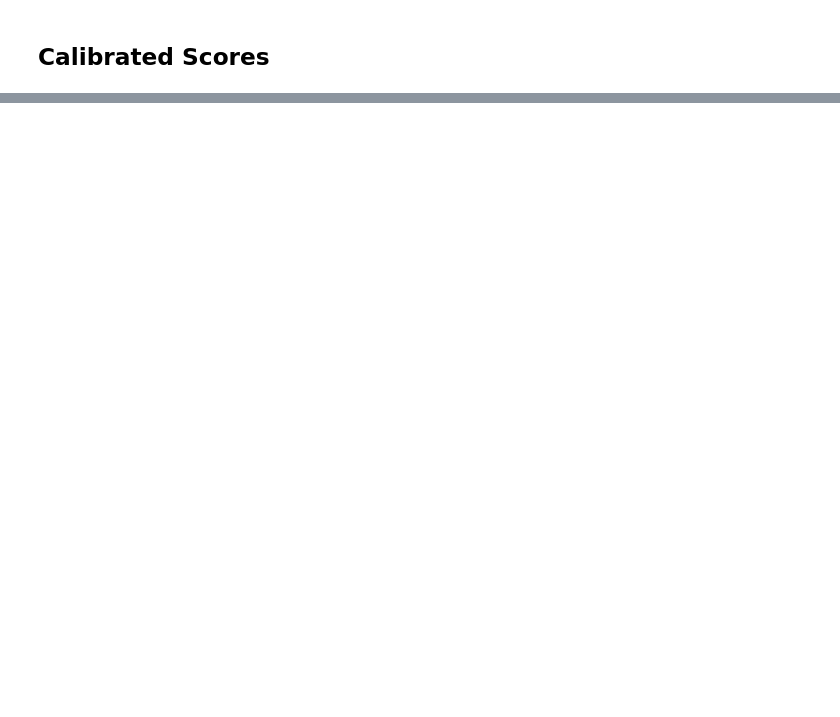
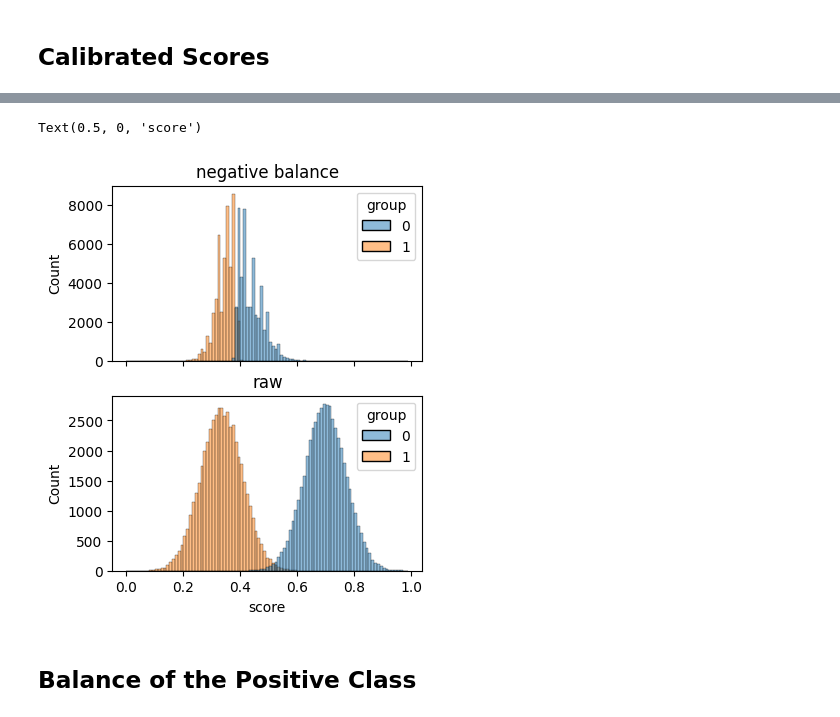
Before and after one commit to aloosley/faim, a Jupyter notebook: notebooks/fairlearn-api.ipynb, the cells around one changed output, grey strips where cells are left out. Cells and saved outputs as stored; diff of their text form; code cells hidden in the pictures; blank space fills up the shorter version.

```diff
--- a/notebooks/fairlearn-api.ipynb
+++ b/notebooks/fairlearn-api.ipynb
@@ -101,0 +116,34 @@ pd.Series(fair_scores, name="fair_score").hist(bins=faim.normalized_discrete_sco
+# %%
+thetas = [0, 1, 0]
+
+faim_negative_bal = FAIM(thetas=thetas, score_discretization_step=score_discretization_step)
+
+faim_negative_bal.fit(
+    y_scores=y_scores,
+    y_ground_truth=y_ground_truth,
+    sensitive_features=sensitive_features
+)
+synthetic_data_from_paper["negative_balance_scores"] = faim_negative_bal.predict(
+    y_scores=y_scores, sensitive_features=sensitive_features
+)
+# %%
+fig, (ax1, ax2) = plt.subplots(2, 1, figsize=(4, 5), sharex=True)
+
+sns.histplot(
+    data=synthetic_data_from_paper, x="negative_balance_scores", hue="group",
+    bins=faim_negative_bal.discrete_score_bins,
+    ax=ax1
+)
+sns.histplot(
+    data=synthetic_data_from_paper, x="normalized_discrete_scores", hue="group",
+    bins=faim_negative_bal.discrete_score_bins,
+    ax=ax2
+)
+ax1.set_title("negative balance")
+ax2.set_title("raw")
+ax2.set_xlabel("score")
+# %% [output]
+Text(0.5, 0, 'score')
+[figure, added]
+# %% [markdown]
+## Balance of the Positive Class
```
Also changed, not shown: parts of 16 cells of this notebook.
